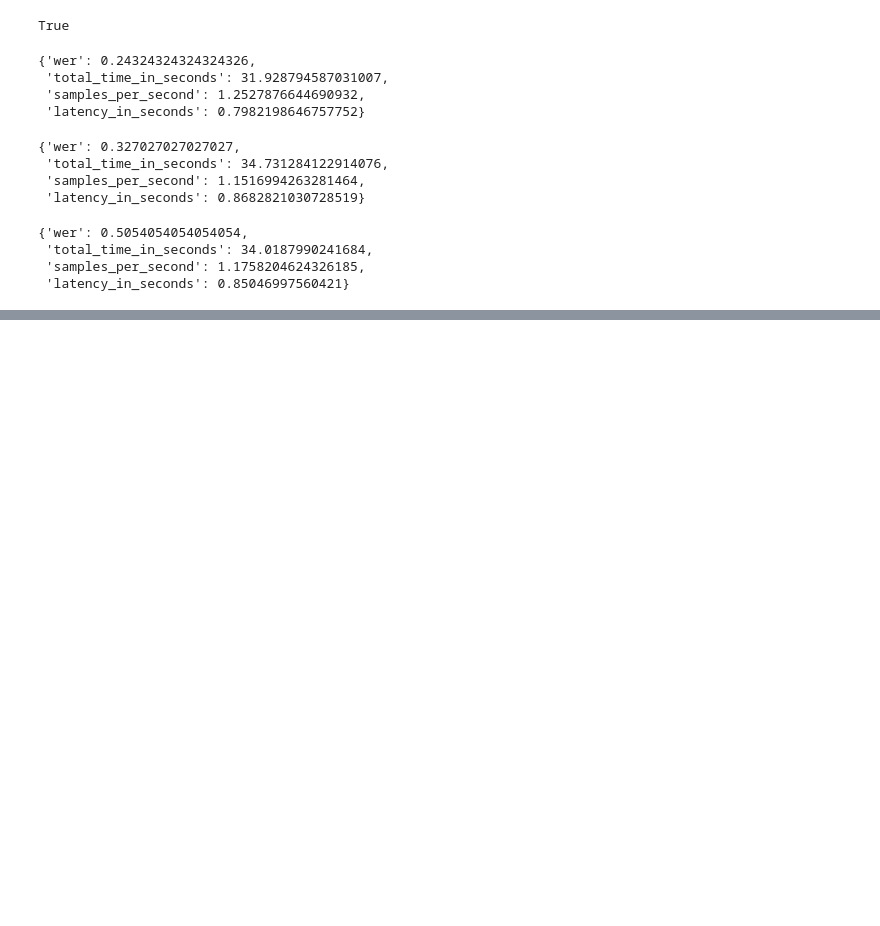
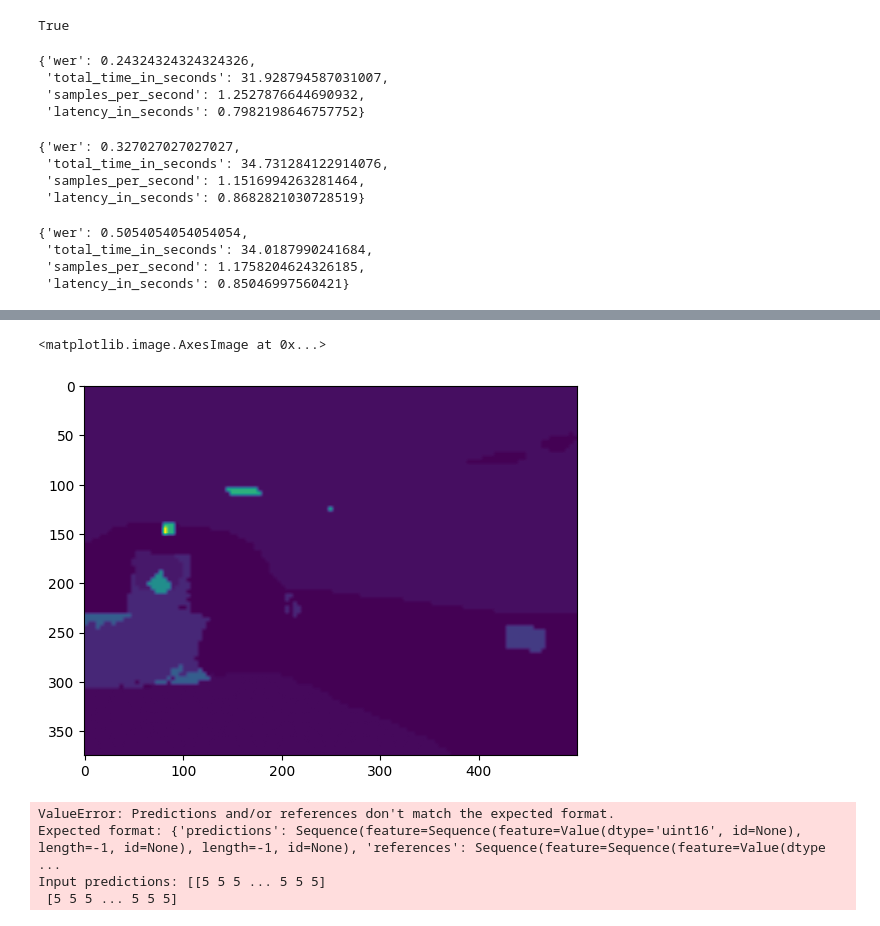
Before and after one commit to danjacobellis/moco, a Jupyter notebook: mpq.ipynb, the cells around one changed output, grey strips where cells are left out. Saved outputs shown, nothing was run; the diff lists cells and outputs as text; code cells hidden in the pictures; blank space fills up the shorter version.

```diff
--- a/mpq.ipynb
+++ b/mpq.ipynb
@@ -209,0 +222,13 @@ eval_results
+# %%
+from transformers import AutoFeatureExtractor, SegformerForSemanticSegmentation
+from transformers import SegformerImageProcessor, SegformerForSemanticSegmentation
+
+extractor = AutoFeatureExtractor.from_pretrained("nvidia/segformer-b0-finetuned-ade-512-512")
+model = SegformerForSemanticSegmentation.from_pretrained("nvidia/segformer-b0-finetuned-ade-512-512")
+
+inputs = extractor(images=data[0]['image'], return_tensors="pt",do_resize=False)
+outputs = model(**inputs)
+logits = outputs.logits  # shape (batch_size, num_labels, height/4, width/4)
+predictions = logits.argmax(dim=1)[0].detach().unsqueeze(0).unsqueeze(0)
+resize = transforms.Resize((375,500),antialias=True)
+predictions = resize(predictions)[0][0]
@@ -209,0 +241,15 @@ eval_results
+# %%
+plt.imshow(predictions)
+# %% [output]
+<matplotlib.image.AxesImage at 0x...>
+[figure, added]
+# %%
+mean_iou.compute(
+    predictions=np.array(predictions),
+    references=np.array(ground_truth),
+)
+# %% [output]
+ValueError: Predictions and/or references don't match the expected format.
+Expected format: {'predictions': Sequence(feature=Sequence(feature=Value(dtype='uint16', id=None), length=-1, id=None), length=-1, id=None), 'references': Sequence(feature=Sequence(feature=Value(dtype ...
+Input predictions: [[5 5 5 ... 5 5 5]
+ [5 5 5 ... 5 5 5]
```
Also changed, not shown: parts of 5 cells of this notebook.
